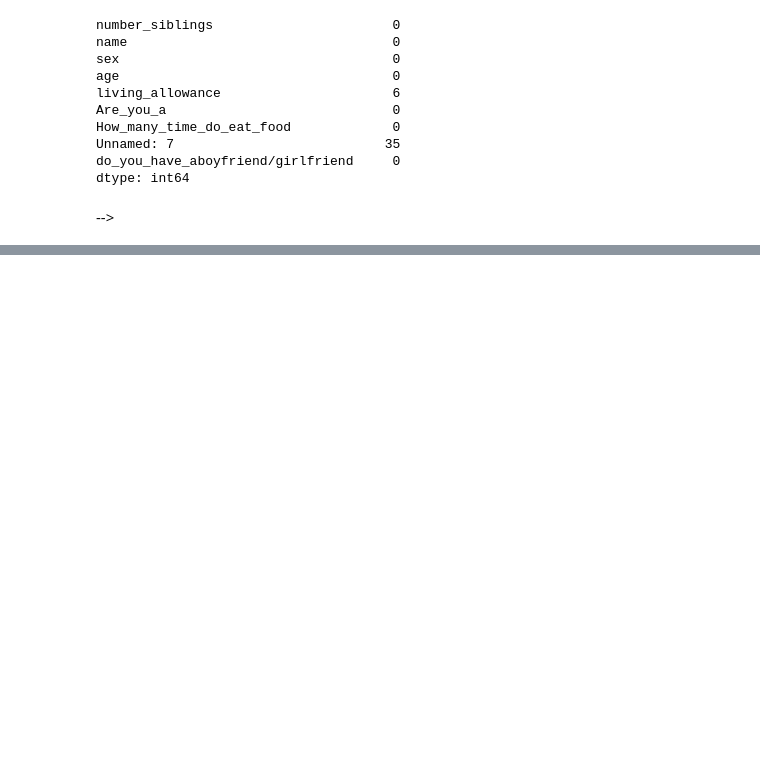
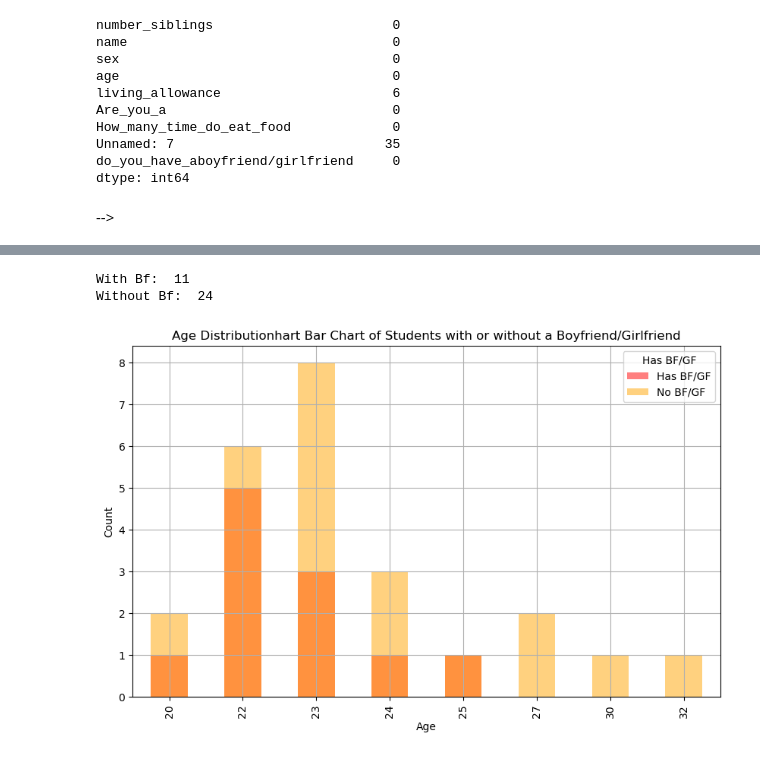
Before and after one commit to DerrickLegacy/python_lan_basic, a Jupyter notebook: Morning Session/derrick_ahaabwe_day8.ipynb, the cells around one changed output, grey strips where cells are left out. Cells and saved outputs as stored; diff of their text form; code cells hidden in the pictures; blank space fills up the shorter version.

```diff
--- a/Morning Session/derrick_ahaabwe_day8.ipynb
+++ b/Morning Session/derrick_ahaabwe_day8.ipynb
@@ -91,0 +170,21 @@ dtype: int64
+# %%
+# c. Bar Chart
+filtered_data_with_bf_gf = data.loc[data["has_bf_gf"] == 1, 'age']
+filtered_data_without_bf_gf = data.loc[data["has_bf_gf"] == 0, 'age']
+
+print("With Bf: ",filtered_data_with_bf_gf.count())
+print("Without Bf: ",filtered_data_without_bf_gf.count())
+
+ax = filtered_data_with_bf_gf.value_counts().sort_index().plot(kind="bar", figsize=(10, 6), color='red', alpha=0.5, label='Has BF/GF')
+filtered_data_without_bf_gf.value_counts().sort_index().plot(kind="bar", figsize=(10, 6), color='orange', alpha=0.5, label='No BF/GF', ax=ax)
+
+plt.title('Age Distributionhart Bar Chart of Students with or without a Boyfriend/Girlfriend')
+plt.xlabel('Age')
+plt.ylabel('Count')
+plt.legend(title="Has BF/GF")
+plt.grid(True)
+plt.show()
+# %% [output]
+With Bf:  11
+Without Bf:  24
+[figure, added]
```
Also changed, not shown: parts of 8 cells of this notebook, 19 other files.
